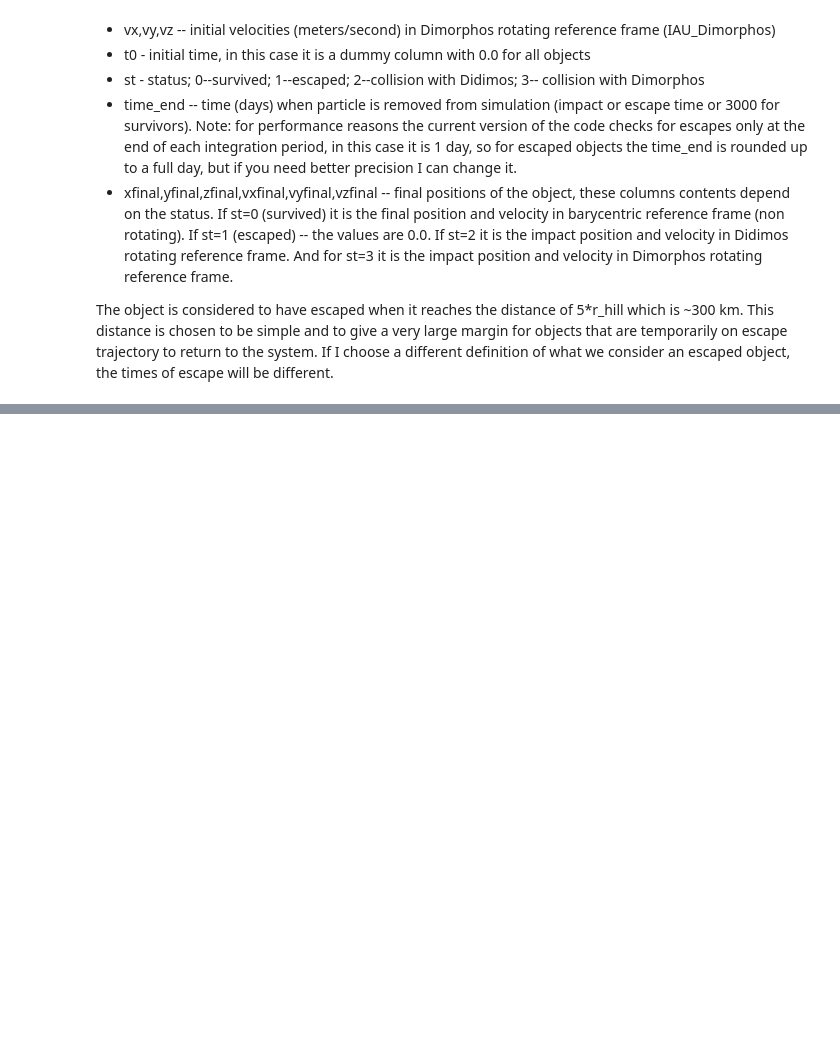
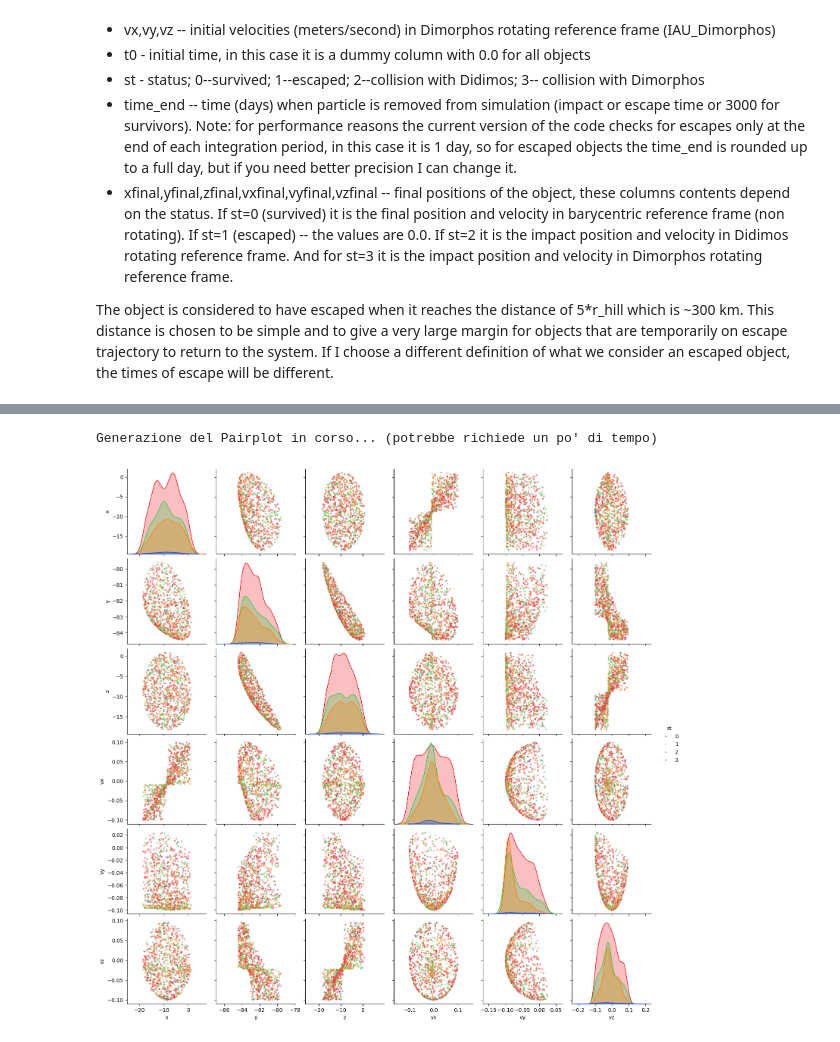
Before and after one commit to LFiaccadori/DART-Ejecta-Fate-Prediction, a Jupyter notebook: notebooks/first_simulation_analysis.ipynb, the cells around one changed output, grey strips where cells are left out. Cells and saved outputs as stored; diff of their text form; code cells hidden in the pictures; blank space fills up the shorter version.

```diff
--- a/notebooks/first_simulation_analysis.ipynb
+++ b/notebooks/first_simulation_analysis.ipynb
@@ -32,0 +102,13 @@ print(df.head())
+# %%
+#Create a PairPlot
+#Add 'st' to the list of columns to plot to use as colour
+print("Generazione del Pairplot in corso... (potrebbe richiede un po' di tempo)")
+sns.pairplot(data=df[features + [target]],
+             hue=target,
+             palette='bright',
+             plot_kws={'alpha': 0.5, 's': 10})
+
+plt.show()
+# %% [output]
+Generazione del Pairplot in corso... (potrebbe richiede un po' di tempo)
+[figure, added]
```
Also changed, not shown: parts of 6 cells of this notebook.
